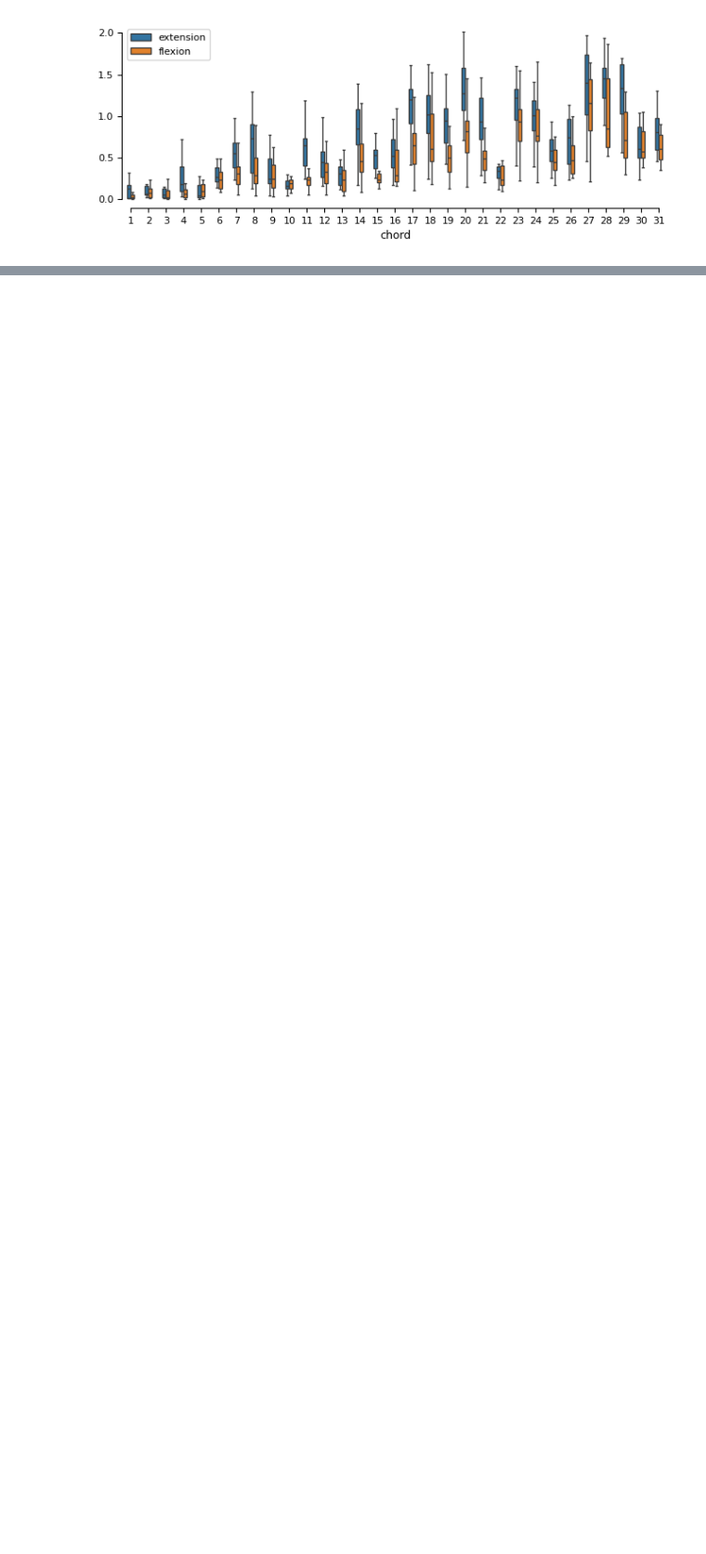
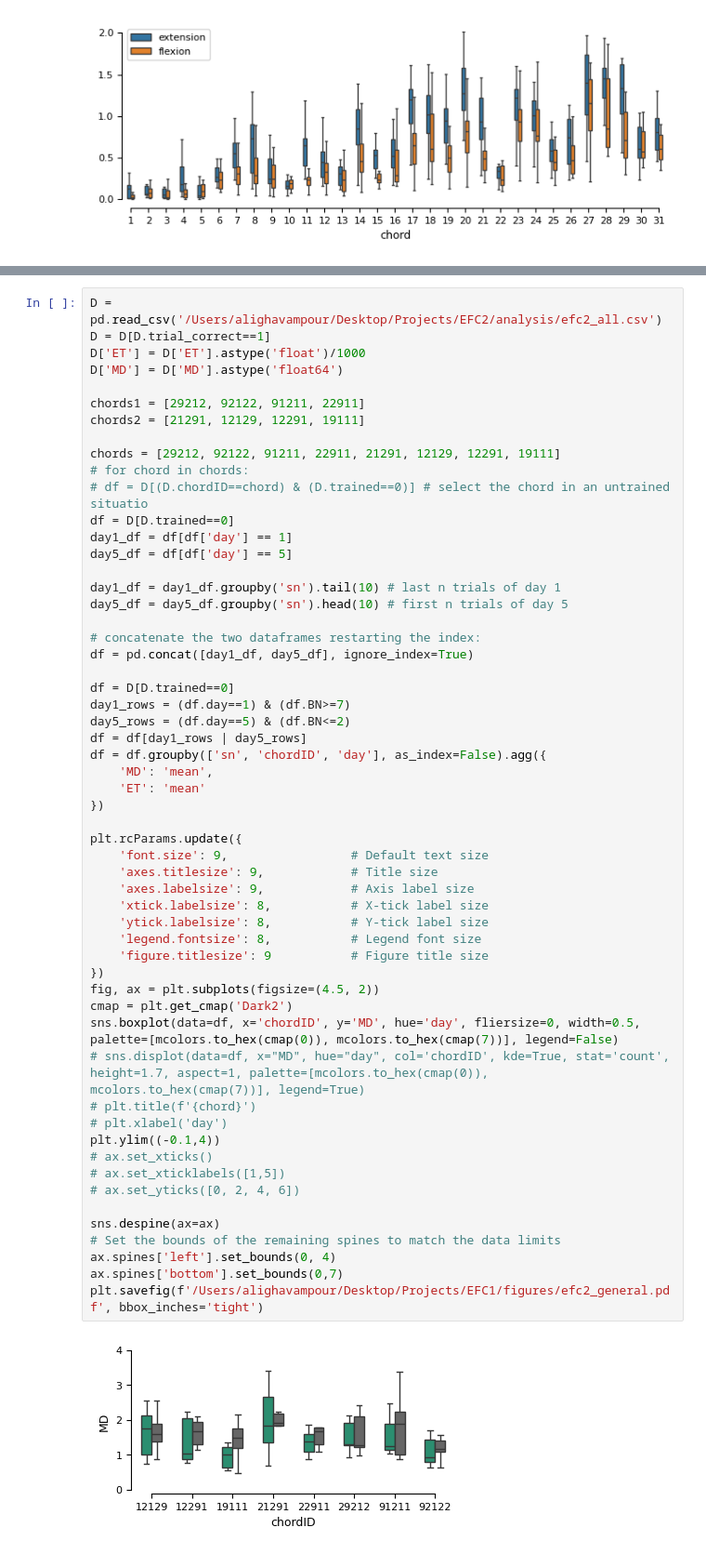
Before and after one commit to alighavam/EFC1, a Jupyter notebook: review_analysis.ipynb, the cells around one changed output, grey strips where cells are left out. Shown at 93% size. Cells and saved outputs as stored; diff of their text form; blank space fills up the shorter version.

```diff
--- a/review_analysis.ipynb
+++ b/review_analysis.ipynb
@@ -837,0 +840,58 @@ plt.savefig('/Users/alighavampour/Desktop/Projects/EFC1/figures/efc1_MD_symmetry
+# %%
+D = pd.read_csv('/Users/alighavampour/Desktop/Projects/EFC2/analysis/efc2_all.csv')
+D = D[D.trial_correct==1]
+D['ET'] = D['ET'].astype('float')/1000
+D['MD'] = D['MD'].astype('float64')
+
+chords1 = [29212, 92122, 91211, 22911]
+chords2 = [21291, 12129, 12291, 19111]
+
+chords = [29212, 92122, 91211, 22911, 21291, 12129, 12291, 19111]
+# for chord in chords:
+# df = D[(D.chordID==chord) & (D.trained==0)] # select the chord in an untrained situatio
+df = D[D.trained==0]
+day1_df = df[df['day'] == 1]
+day5_df = df[df['day'] == 5]
+
+day1_df = day1_df.groupby('sn').tail(10) # last n trials of day 1
+day5_df = day5_df.groupby('sn').head(10) # first n trials of day 5
+
+# concatenate the two dataframes restarting the index:
+df = pd.concat([day1_df, day5_df], ignore_index=True)
+
+df = D[D.trained==0]
+day1_rows = (df.day==1) & (df.BN>=7)
+day5_rows = (df.day==5) & (df.BN<=2)
+df = df[day1_rows | day5_rows]
+df = df.groupby(['sn', 'chordID', 'day'], as_index=False).agg({
+    'MD': 'mean',
+    'ET': 'mean'
+})
+
+plt.rcParams.update({
+    'font.size': 9,                 # Default text size
+    'axes.titlesize': 9,            # Title size
+    'axes.labelsize': 9,            # Axis label size
+    'xtick.labelsize': 8,           # X-tick label size
+    'ytick.labelsize': 8,           # Y-tick label size
+    'legend.fontsize': 8,           # Legend font size
+    'figure.titlesize': 9           # Figure title size
+})
+fig, ax = plt.subplots(figsize=(4.5, 2))
+cmap = plt.get_cmap('Dark2')
+sns.boxplot(data=df, x='chordID', y='MD', hue='day', fliersize=0, width=0.5, palette=[mcolors.to_hex(cmap(0)), mcolors.to_hex(cmap(7))], legend=False)
+# sns.displot(data=df, x="MD", hue="day", col='chordID', kde=True, stat='count', height=1.7, aspect=1, palette=[mcolors.to_hex(cmap(0)), mcolors.to_hex(cmap(7))], legend=True)
+# plt.title(f'{chord}')
+# plt.xlabel('day')
+plt.ylim((-0.1,4))
+# ax.set_xticks()
+# ax.set_xticklabels([1,5])
+# ax.set_yticks([0, 2, 4, 6])
+
+sns.despine(ax=ax)
+# Set the bounds of the remaining spines to match the data limits
+ax.spines['left'].set_bounds(0, 4)
+ax.spines['bottom'].set_bounds(0,7)
+plt.savefig(f'/Users/alighavampour/Desktop/Projects/EFC1/figures/efc2_general.pdf', bbox_inches='tight')
+# %% [output]
+[figure, added]
```
Also changed, not shown: parts of 2 cells of this notebook.
